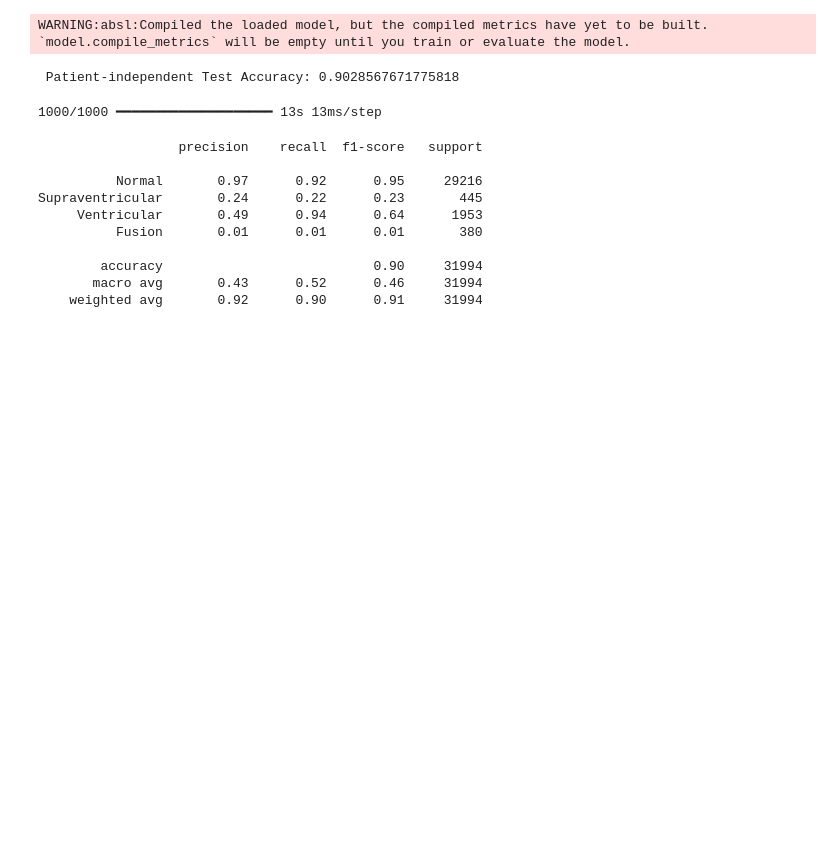
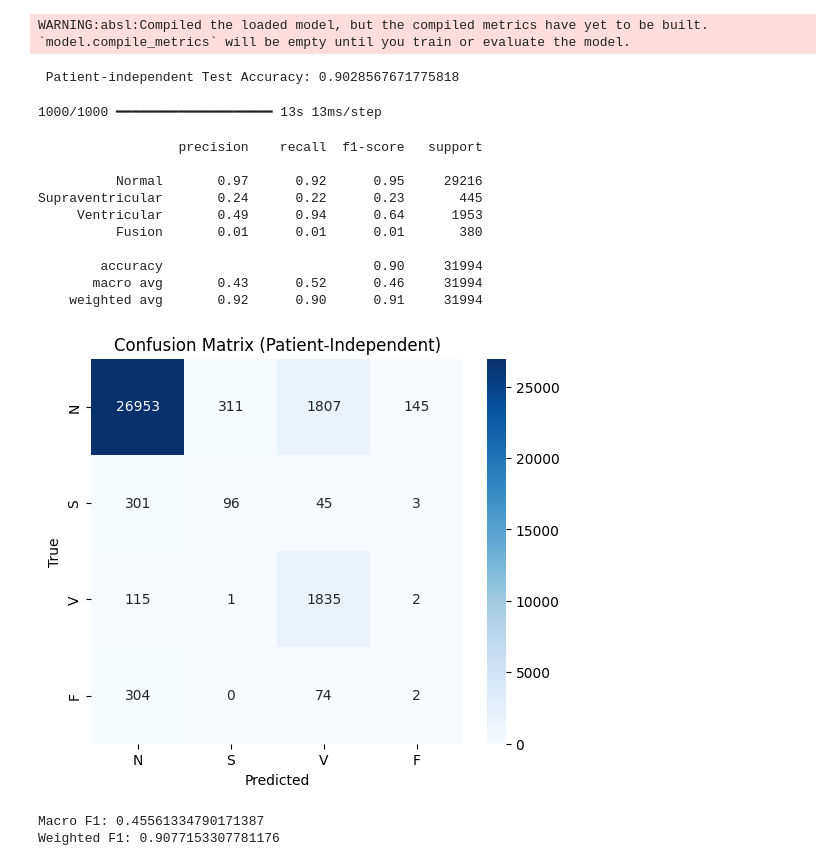
Before and after one commit to Nakib-Nasrullah/Heart_disease, a Jupyter notebook: final_predef.ipynb, the cells around one changed output. Saved outputs shown, nothing was run; the diff lists cells and outputs as text; code cells hidden in the pictures; blank space fills up the shorter version.

```diff
--- a/final_predef.ipynb
+++ b/final_predef.ipynb
@@ -260,3 +260,32 @@ Supraventricular       0.24      0.22      0.23       445
         accuracy                           0.90     31994
        macro avg       0.43      0.52      0.46     31994
     weighted avg       0.92      0.90      0.91     31994
+# %%
+from sklearn.metrics import confusion_matrix
+import matplotlib.pyplot as plt
+import seaborn as sns
+
+cm = confusion_matrix(y_test, y_pred)
+
+plt.figure(figsize=(6,5))
+sns.heatmap(cm, annot=True, fmt="d",
+            xticklabels=["N","S","V","F"],
+            yticklabels=["N","S","V","F"],
+            cmap="Blues")
+plt.xlabel("Predicted")
+plt.ylabel("True")
+plt.title("Confusion Matrix (Patient-Independent)")
+plt.show()
+# %% [output]
+[figure, added]
+# %%
+from sklearn.metrics import f1_score
+
+macro_f1 = f1_score(y_test, y_pred, average='macro')
+weighted_f1 = f1_score(y_test, y_pred, average='weighted')
+
+print("Macro F1:", macro_f1)
+print("Weighted F1:", weighted_f1)
+# %% [output]
+Macro F1: 0.45561334790171387
+Weighted F1: 0.9077153307781176
```
